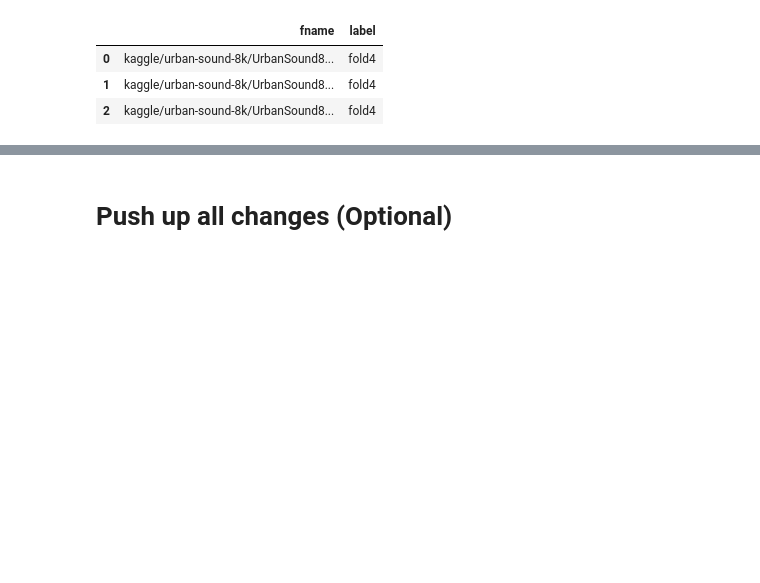
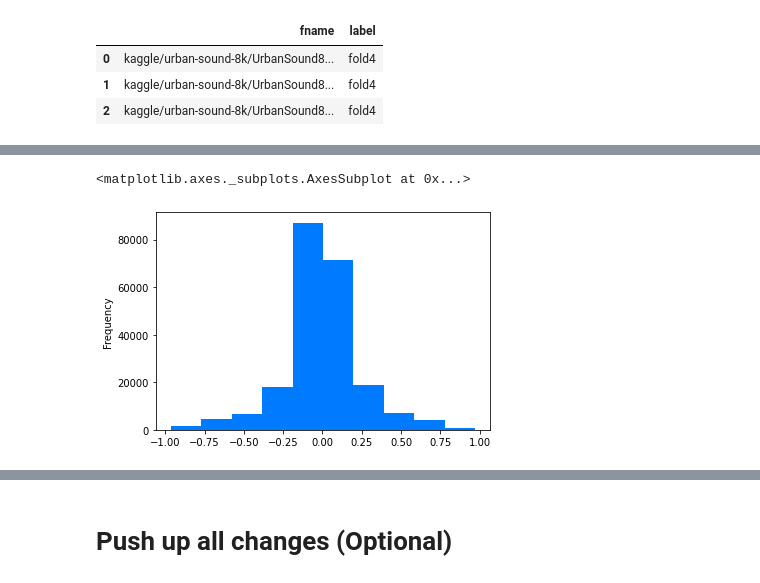
Before and after one commit to PacktPublishing/Data-Augmentation-with-Python, a Jupyter notebook: data_augmentation_with_python_chapter_7.ipynb, the cells around one changed output, grey strips where cells are left out. Saved outputs shown, nothing was run; the diff lists cells and outputs as text; code cells hidden in the pictures; blank space fills up the shorter version.

```diff
--- a/data_augmentation_with_python_chapter_7.ipynb
+++ b/data_augmentation_with_python_chapter_7.ipynb
@@ -573,0 +325,5 @@ pluto.print_aug_word_reserved(pluto.df_twitter_data, col_dest='clean_tweet',
+# %%
+df.data_freq.plot.hist(color='#007bff')
+# %% [output]
+<matplotlib.axes._subplots.AxesSubplot at 0x...>
+[figure, added]
```
Also changed, not shown: parts of 89 cells of this notebook.
